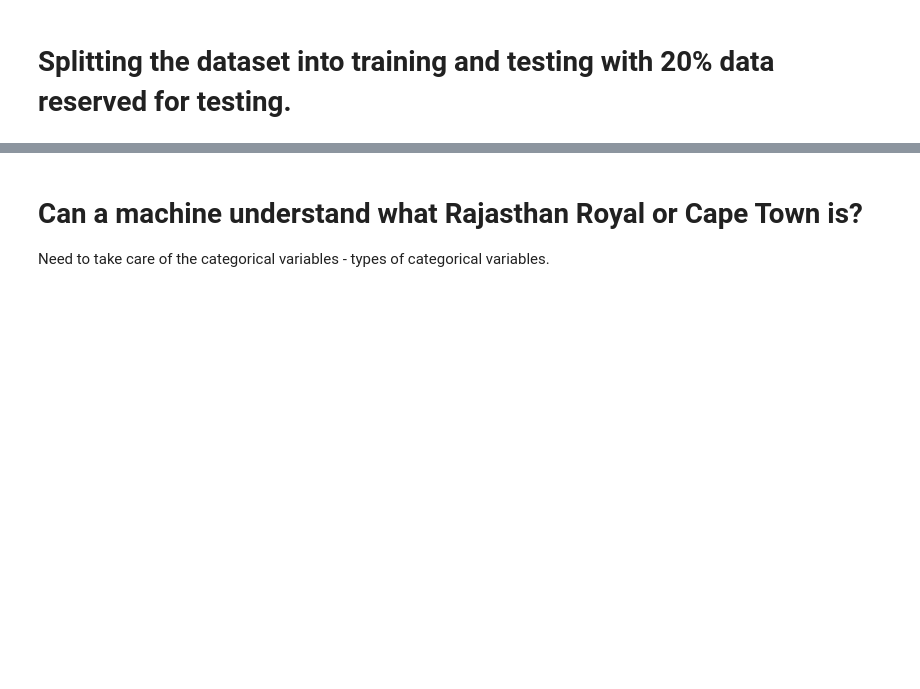
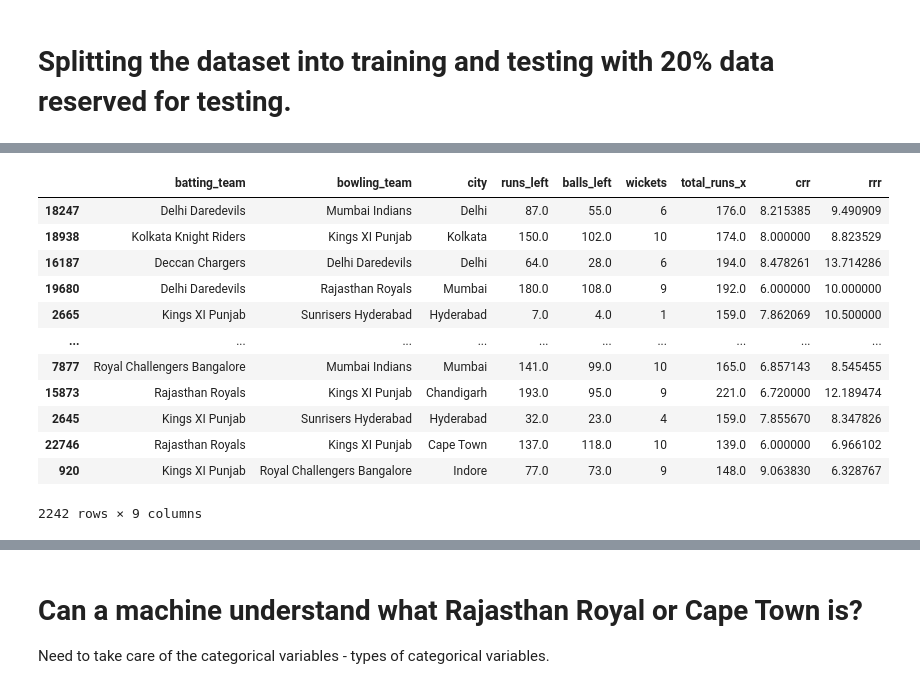
Before and after one commit to Jalpeshv/IPL-Analysis, a Jupyter notebook: IPL_Data_Analysis_Win_Prediction.ipynb, the cells around one changed output, grey strips where cells are left out. Drawn from its saved outputs; the diff is of its cells as text; code cells hidden in the pictures; blank space fills up the shorter version.

```diff
--- a/IPL_Data_Analysis_Win_Prediction.ipynb
+++ b/IPL_Data_Analysis_Win_Prediction.ipynb
@@ -545,3 +561,19 @@ X_train
+# %%
+X_test
+# %% [output]
+|  | batting_team | bowling_team | city | runs_left | balls_left | wickets | total_runs_x | crr | rrr |
+| 18247 | Delhi Daredevils | Mumbai Indians | Delhi | 87.0 | 55.0 | 6 | 176.0 | 8.215385 | 9.490909 |
+| 18938 | Kolkata Knight Riders | Kings XI Punjab | Kolkata | 150.0 | 102.0 | 10 | 174.0 | 8.000000 | 8.823529 |
+| 16187 | Deccan Chargers | Delhi Daredevils | Delhi | 64.0 | 28.0 | 6 | 194.0 | 8.478261 | 13.714286 |
+| 19680 | Delhi Daredevils | Rajasthan Royals | Mumbai | 180.0 | 108.0 | 9 | 192.0 | 6.000000 | 10.000000 |
+| 2665 | Kings XI Punjab | Sunrisers Hyderabad | Hyderabad | 7.0 | 4.0 | 1 | 159.0 | 7.862069 | 10.500000 |
+| ... | ... | ... | ... | ... | ... | ... | ... | ... | ... |
+| 7877 | Royal Challengers Bangalore | Mumbai Indians | Mumbai | 141.0 | 99.0 | 10 | 165.0 | 6.857143 | 8.545455 |
+| 15873 | Rajasthan Royals | Kings XI Punjab | Chandigarh | 193.0 | 95.0 | 9 | 221.0 | 6.720000 | 12.189474 |
+| 2645 | Kings XI Punjab | Sunrisers Hyderabad | Hyderabad | 32.0 | 23.0 | 4 | 159.0 | 7.855670 | 8.347826 |
+| 22746 | Rajasthan Royals | Kings XI Punjab | Cape Town | 137.0 | 118.0 | 10 | 139.0 | 6.000000 | 6.966102 |
+| 920 | Kings XI Punjab | Royal Challengers Bangalore | Indore | 77.0 | 73.0 | 9 | 148.0 | 9.063830 | 6.328767 |
+2242 rows × 9 columns
 # %%
 X_train.info()
 # %% [output]
```
Also changed, not shown: parts of 32 cells of this notebook.
